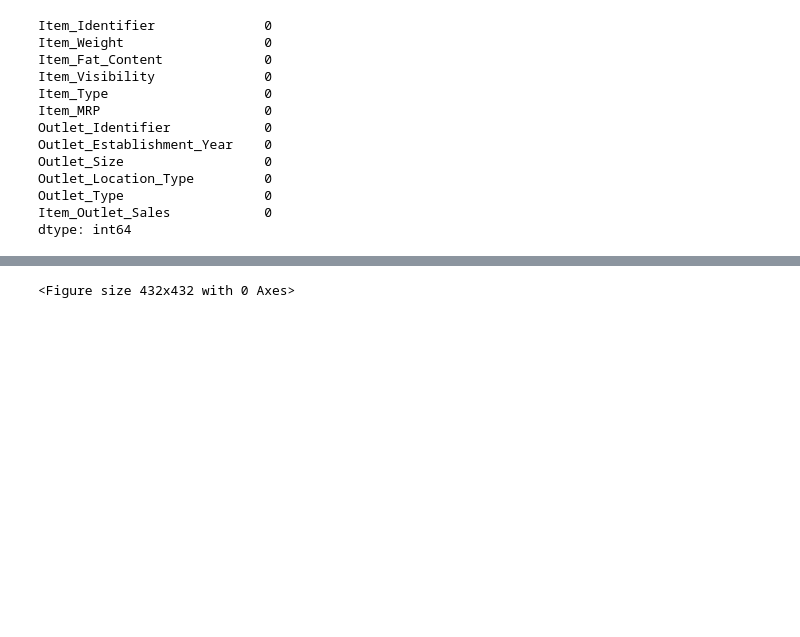
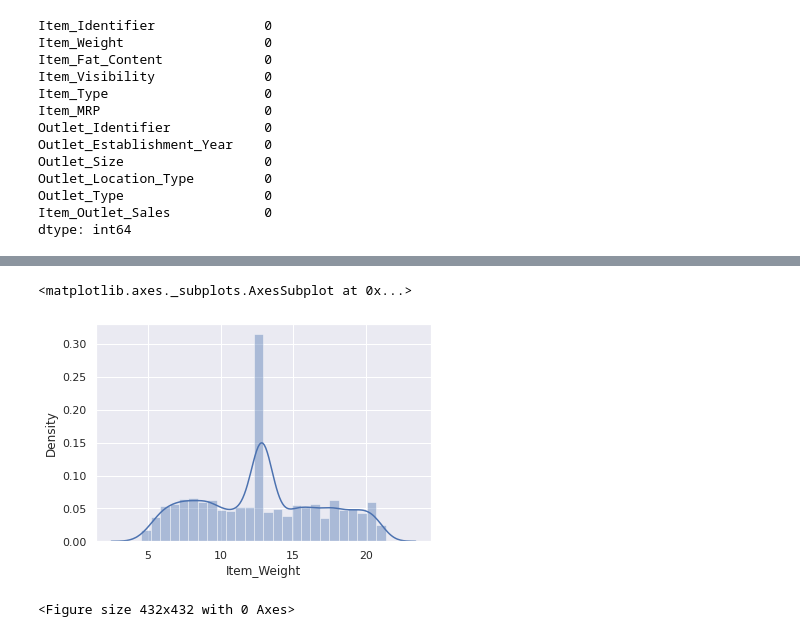
Before and after one commit to istiaksaif/CSE445_BigMart_Sales_Prediction, a Jupyter notebook: MLProject(BigMart).ipynb, the cells around one changed output, grey strips where cells are left out. Drawn from its saved outputs; the diff is of its cells as text; code cells hidden in the pictures; blank space fills up the shorter version.

```diff
--- a/MLProject(BigMart).ipynb
+++ b/MLProject(BigMart).ipynb
@@ -176,4 +283,10 @@ bigmart_data.describe()
 #Numerical features
 
 sns.set()
+# %%
+#item_weight_distribution
+sns.distplot(bigmart_data['Item_Weight'])
+# %% [output]
+<matplotlib.axes._subplots.AxesSubplot at 0x...>
+[figure, added]
 # %%
```
Also changed, not shown: parts of 71 cells of this notebook.
